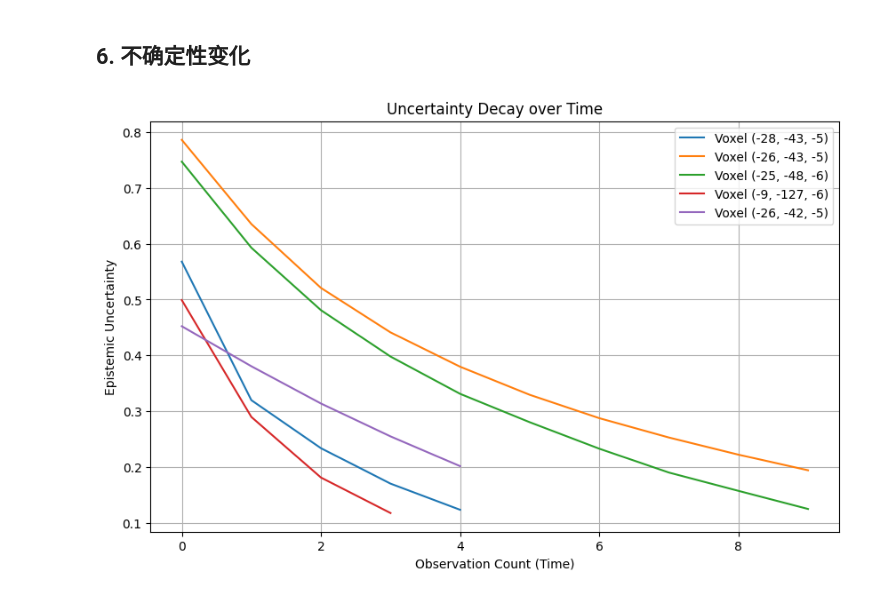
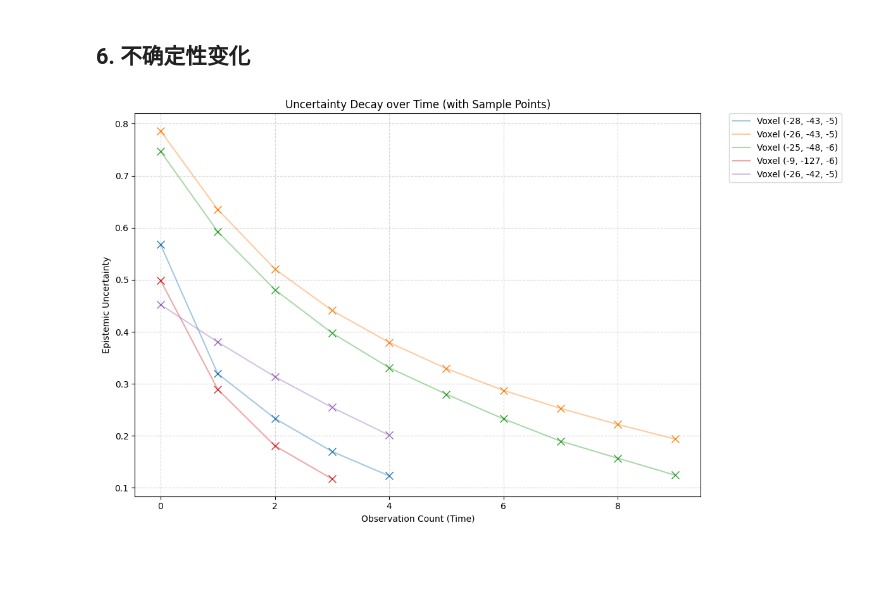
Before and after one commit to xzy2022/EvSemMap, a Jupyter notebook: notebbooks/03_Uncertainty_Calculation.ipynb, the cells around one changed output. Cells and saved outputs as stored; diff of their text form; code cells hidden in the pictures; blank space fills up the shorter version.

```diff
--- a/notebbooks/03_Uncertainty_Calculation.ipynb
+++ b/notebbooks/03_Uncertainty_Calculation.ipynb
@@ -736,20 +736,40 @@ Input ID   | Mapped Grp | Name            | RGB (0-255)
 # # 使用方法
 # high_unc_points = find_highest_uncertainty_voxels(global_map, top_k=50)
 # %%
-# 绘制探针体素的不确定性下降曲线
 import matplotlib.pyplot as plt
 
-plt.figure(figsize=(10, 6))
+plt.figure(figsize=(12, 7))
 
+# 遍历被监视的体素
 for idx, uncs in global_map.watched_voxels.items():
-    if len(uncs) > 3: # 只画观测次数超过5次的
-        plt.plot(uncs, label=f'Voxel {idx}')
+    if len(uncs) > 3: # 只画观测次数超过3次的
+
+        # 1. 绘制曲线 (设置 alpha=0.6 让线条稍微透明一点，以便凸显 'x')
+        # plt.plot 返回一个列表，取 [0] 获得当前的 Line2D 对象
+        line_plot = plt.plot(uncs, label=f'Voxel {idx}', alpha=0.4, linewidth=1.5)
+
+        # 2. 获取刚才 Matplotlib 自动分配给这条线的颜色
+        line_color = line_plot[0].get_color()
+
+        # 3. 在数据点位置额外绘制 'x' 标记
+        # linestyle='None': 不画线，只画点
+        # marker='x': 标记形状
+        # color=line_color: 保持颜色一致
+        # alpha=1.0: 不透明度设为最高
+        plt.plot(range(len(uncs)), uncs,
+                 linestyle='None', marker='x', markersize=8,
+                 color=line_color, alpha=1.0)
 
 plt.xlabel('Observation Count (Time)')
 plt.ylabel('Epistemic Uncertainty')
-plt.title('Uncertainty Decay over Time')
-plt.grid(True)
-plt.legend()
+plt.title('Uncertainty Decay over Time (with Sample Points)')
+plt.grid(True, linestyle='--', alpha=0.5)
+
+# 如果图例太多，可以调整位置或者分栏，这里简单放在外侧防止遮挡
+plt.legend(bbox_to_anchor=(1.05, 1), loc='upper left', borderaxespad=0.)
+
+# 调整布局以适应外置图例
+plt.tight_layout()
 plt.show()
 # %% [output]
-[figure, old version]
+[figure, new version]
```
